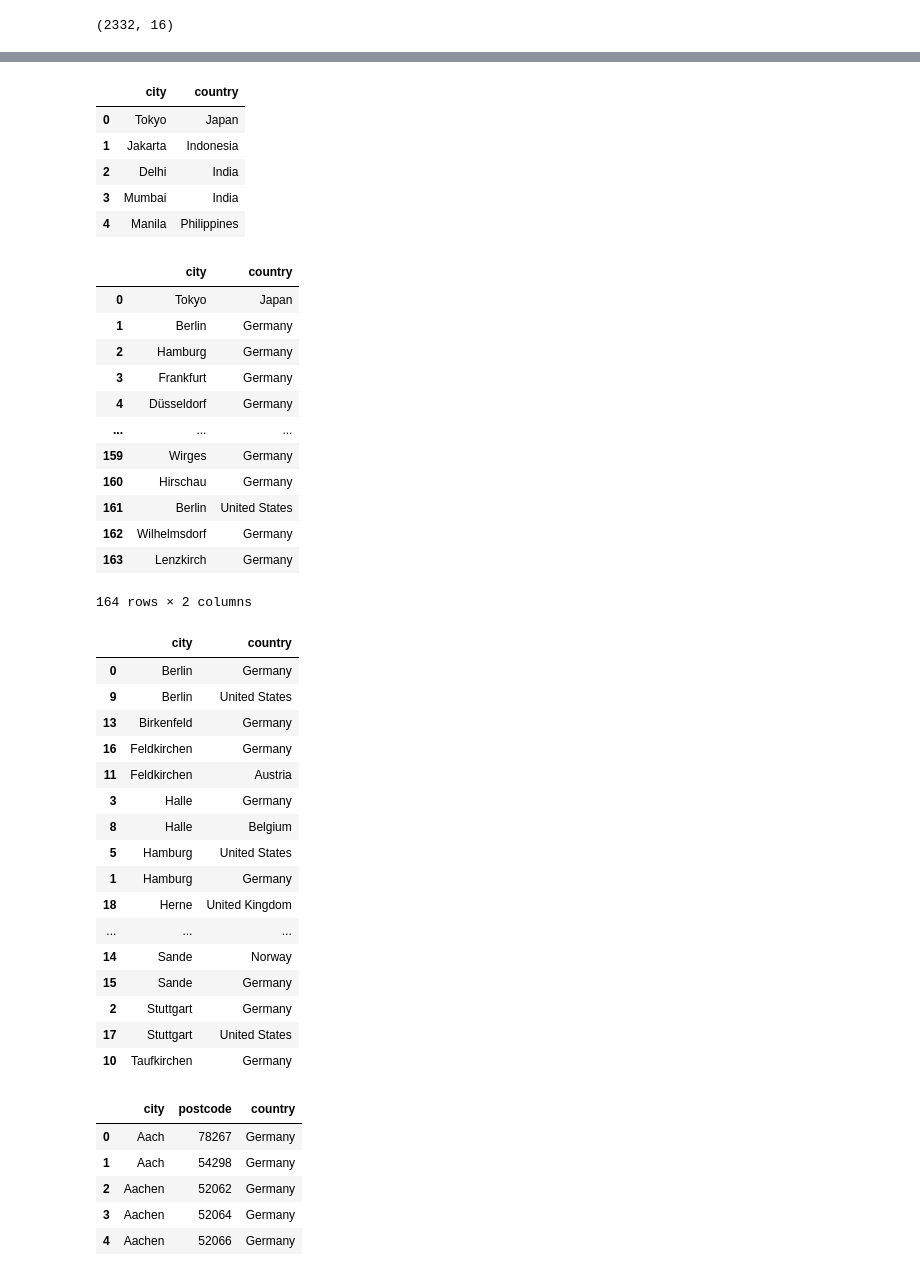
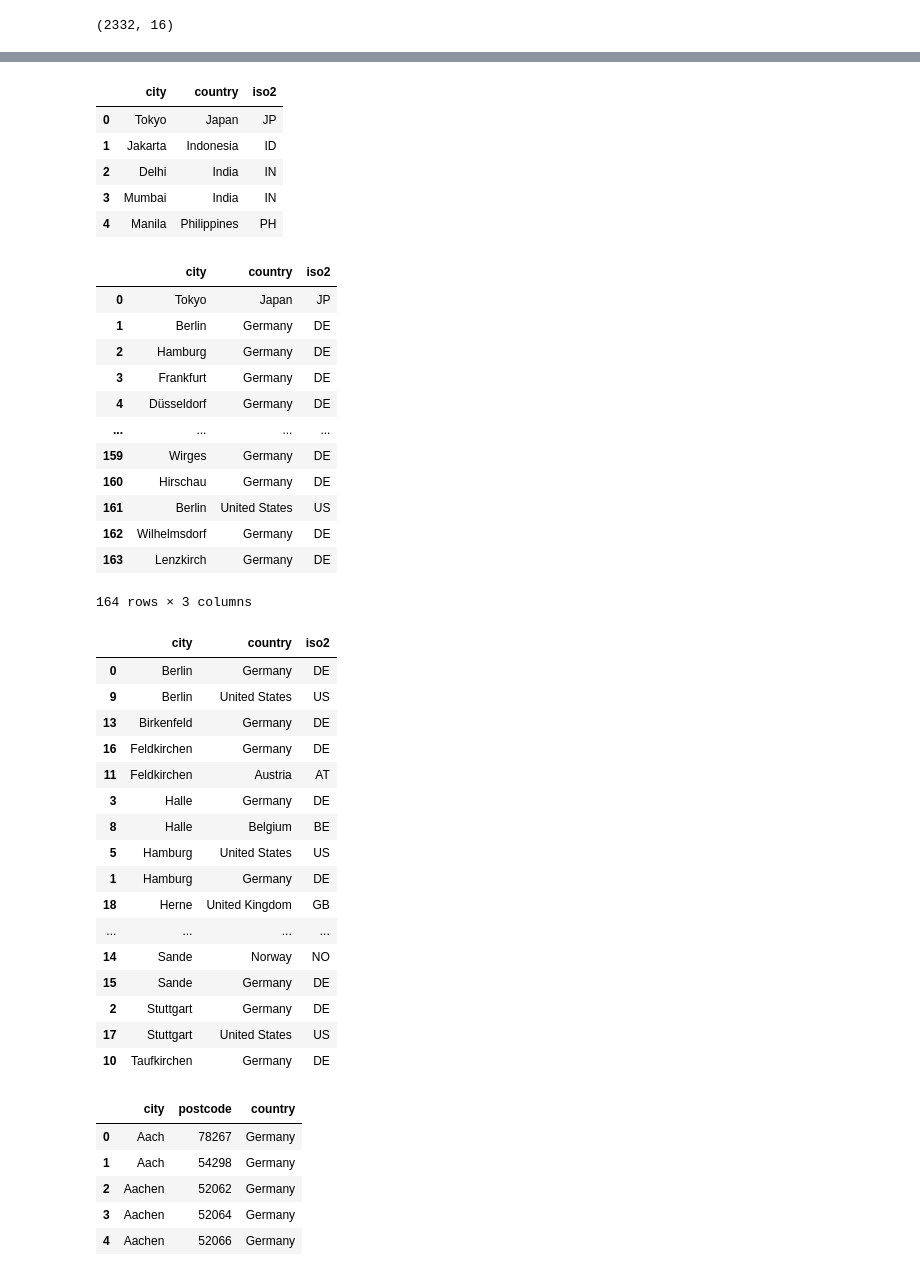
Before and after one commit to virginiaperdomoc/Delivery-Performance-Dashboard, a Jupyter notebook: lieferzeile.ipynb, the cells around one changed output, grey strips where cells are left out. Drawn from its saved outputs; the diff is of its cells as text; code cells hidden in the pictures.

Commit message:
more city-country matches

```diff
--- a/lieferzeile.ipynb
+++ b/lieferzeile.ipynb
@@ -272,15 +218,15 @@ deliveries.head()
 # %%
-# upload world cities database from: https://simplemaps.com/data/world-cities to insert country column
+# for our analysis, we will upload world cities database from: https://simplemaps.com/data/world-cities to insert country column
 cities = pd.read_csv(r'worldcities.csv')
-cities=cities[["city", "country"]]
+cities=cities[["city", "country", "iso2"]]
 cities.head()
 # %% [output]
-|  | city | country |
-| 0 | Tokyo | Japan |
-| 1 | Jakarta | Indonesia |
-| 2 | Delhi | India |
-| 3 | Mumbai | India |
-| 4 | Manila | Philippines |
+|  | city | country | iso2 |
+| 0 | Tokyo | Japan | JP |
+| 1 | Jakarta | Indonesia | ID |
+| 2 | Delhi | India | IN |
+| 3 | Mumbai | India | IN |
+| 4 | Manila | Philippines | PH |
 # %%
 # filter only the cities that are also present in the deliveries dataframe
 city_list=list(set(deliveries.city))
@@ -288,19 +234,19 @@ city_list
 cities=cities[cities.city.isin(city_list)].reset_index(drop=True)
 cities
 # %% [output]
-|  | city | country |
-| 0 | Tokyo | Japan |
-| 1 | Berlin | Germany |
-| 2 | Hamburg | Germany |
-| 3 | Frankfurt | Germany |
-| 4 | Düsseldorf | Germany |
-| ... | ... | ... |
-| 159 | Wirges | Germany |
-| 160 | Hirschau | Germany |
-| 161 | Berlin | United States |
-| 162 | Wilhelmsdorf | Germany |
-| 163 | Lenzkirch | Germany |
+|  | city | country | iso2 |
+| 0 | Tokyo | Japan | JP |
+| 1 | Berlin | Germany | DE |
+| 2 | Hamburg | Germany | DE |
+| 3 | Frankfurt | Germany | DE |
+| 4 | Düsseldorf | Germany | DE |
+| ... | ... | ... | ... |
+| 159 | Wirges | Germany | DE |
+| 160 | Hirschau | Germany | DE |
+| 161 | Berlin | United States | US |
+| 162 | Wilhelmsdorf | Germany | DE |
+| 163 | Lenzkirch | Germany | DE |
-164 rows × 2 columns
+164 rows × 3 columns
 # %%
 # check for possible duplication of city names in the world cities dataframe
 duplicate = cities[cities.duplicated(subset="city", keep=False)].drop_duplicates(keep='first').reset_index(drop=True).sort_values(by='city') # False marks all duplicates as True
@@ -310,21 +256,21 @@ duplicate
 # But as we know that the dataset is from a German company, we could infer that most of these vendors are in Germany.
 # In order to confirm this, we will match a list of German postal codes to the postal codes in the deliveries dataframe
 # %% [output]
-|  | city | country |
-| 0 | Berlin | Germany |
-| 9 | Berlin | United States |
-| 13 | Birkenfeld | Germany |
-| 16 | Feldkirchen | Germany |
-| 11 | Feldkirchen | Austria |
-| 3 | Halle | Germany |
-| 8 | Halle | Belgium |
-| 5 | Hamburg | United States |
-| 1 | Hamburg | Germany |
-| 18 | Herne | United Kingdom |
-| ... | ... | ... |
-| 14 | Sande | Norway |
-| 15 | Sande | Germany |
-| 2 | Stuttgart | Germany |
-| 17 | Stuttgart | United States |
-| 10 | Taufkirchen | Germany |
+|  | city | country | iso2 |
+| 0 | Berlin | Germany | DE |
+| 9 | Berlin | United States | US |
+| 13 | Birkenfeld | Germany | DE |
+| 16 | Feldkirchen | Germany | DE |
+| 11 | Feldkirchen | Austria | AT |
+| 3 | Halle | Germany | DE |
+| 8 | Halle | Belgium | BE |
+| 5 | Hamburg | United States | US |
+| 1 | Hamburg | Germany | DE |
+| 18 | Herne | United Kingdom | GB |
+| ... | ... | ... | ... |
+| 14 | Sande | Norway | NO |
+| 15 | Sande | Germany | DE |
+| 2 | Stuttgart | Germany | DE |
+| 17 | Stuttgart | United States | US |
+| 10 | Taufkirchen | Germany | DE |
 # %%
```
Also changed, not shown: parts of 29 cells of this notebook.
